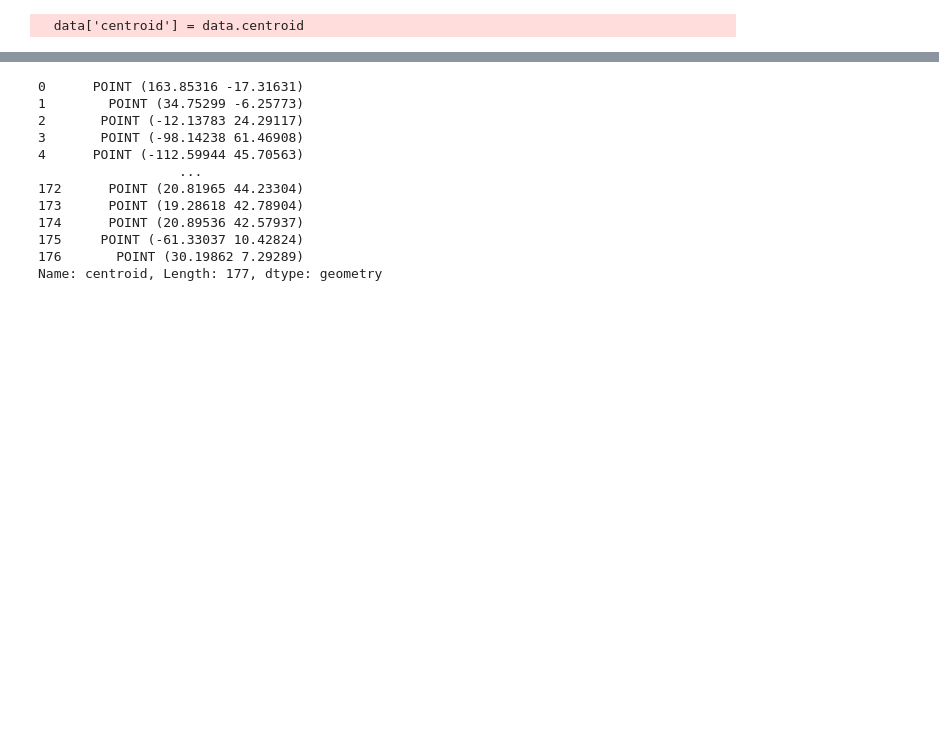
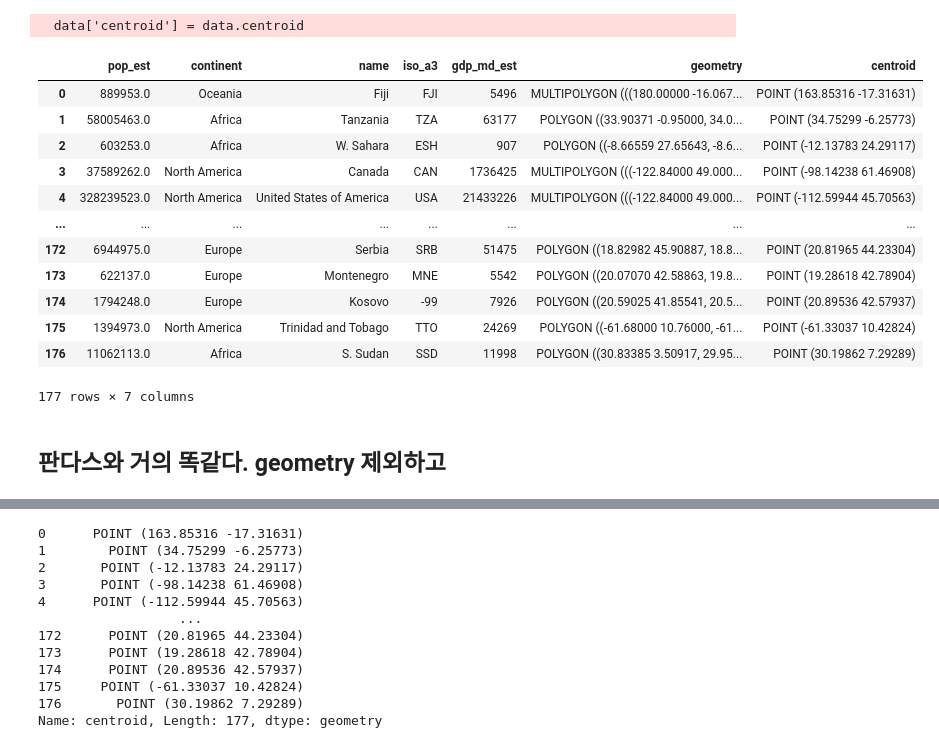
Before and after one commit to ukhyun-lee/stock_market_analysis, a Jupyter notebook: 중급/16일차_실습2.ipynb, the cells around one changed output, grey strips where cells are left out. Saved outputs shown, nothing was run; the diff lists cells and outputs as text; code cells hidden in the pictures; blank space fills up the shorter version.

```diff
--- a/중급/16일차_실습2.ipynb
+++ b/중급/16일차_실습2.ipynb
@@ -175,6 +167,24 @@ data.explore()
 data['centroid'] = data.centroid
 # %% [output]
   data['centroid'] = data.centroid
+# %%
+data
+# %% [output]
+|  | pop_est | continent | name | iso_a3 | gdp_md_est | geometry | centroid |
+| 0 | 889953.0 | Oceania | Fiji | FJI | 5496 | MULTIPOLYGON (((180.00000 -16.067... | POINT (163.85316 -17.31631) |
+| 1 | 58005463.0 | Africa | Tanzania | TZA | 63177 | POLYGON ((33.90371 -0.95000, 34.0... | POINT (34.75299 -6.25773) |
+| 2 | 603253.0 | Africa | W. Sahara | ESH | 907 | POLYGON ((-8.66559 27.65643, -8.6... | POINT (-12.13783 24.29117) |
+| 3 | 37589262.0 | North America | Canada | CAN | 1736425 | MULTIPOLYGON (((-122.84000 49.000... | POINT (-98.14238 61.46908) |
+| 4 | 328239523.0 | North America | United States of America | USA | 21433226 | MULTIPOLYGON (((-122.84000 49.000... | POINT (-112.59944 45.70563) |
+| ... | ... | ... | ... | ... | ... | ... | ... |
+| 172 | 6944975.0 | Europe | Serbia | SRB | 51475 | POLYGON ((18.82982 45.90887, 18.8... | POINT (20.81965 44.23304) |
+| 173 | 622137.0 | Europe | Montenegro | MNE | 5542 | POLYGON ((20.07070 42.58863, 19.8... | POINT (19.28618 42.78904) |
+| 174 | 1794248.0 | Europe | Kosovo | -99 | 7926 | POLYGON ((20.59025 41.85541, 20.5... | POINT (20.89536 42.57937) |
+| 175 | 1394973.0 | North America | Trinidad and Tobago | TTO | 24269 | POLYGON ((-61.68000 10.76000, -61... | POINT (-61.33037 10.42824) |
+| 176 | 11062113.0 | Africa | S. Sudan | SSD | 11998 | POLYGON ((30.83385 3.50917, 29.95... | POINT (30.19862 7.29289) |
+177 rows × 7 columns
+# %% [markdown]
+## 판다스와 거의 똑같다. geometry 제외하고
 # %%
 data2 = data.set_geometry('centroid')
 # %%
```
Also changed, not shown: parts of 22 cells of this notebook.
